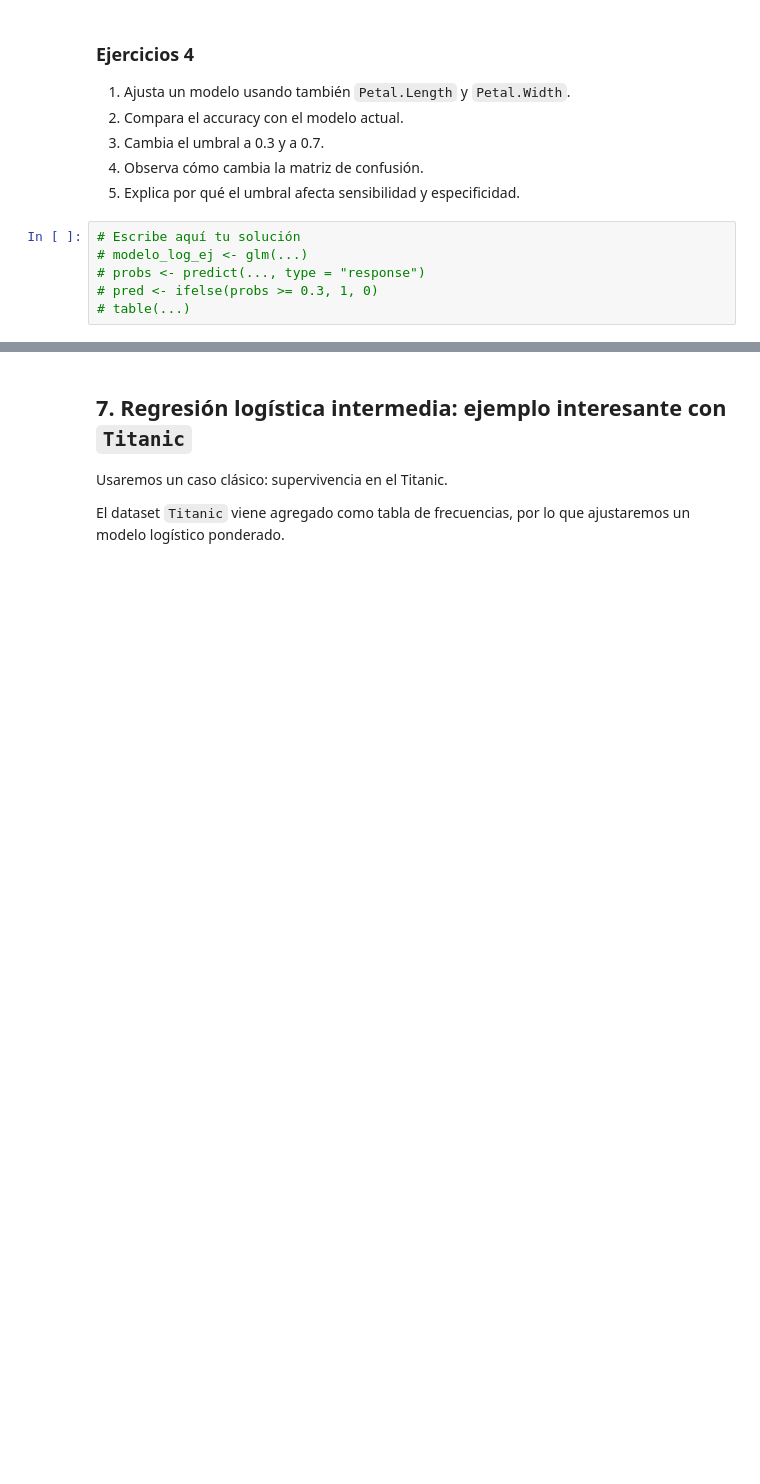
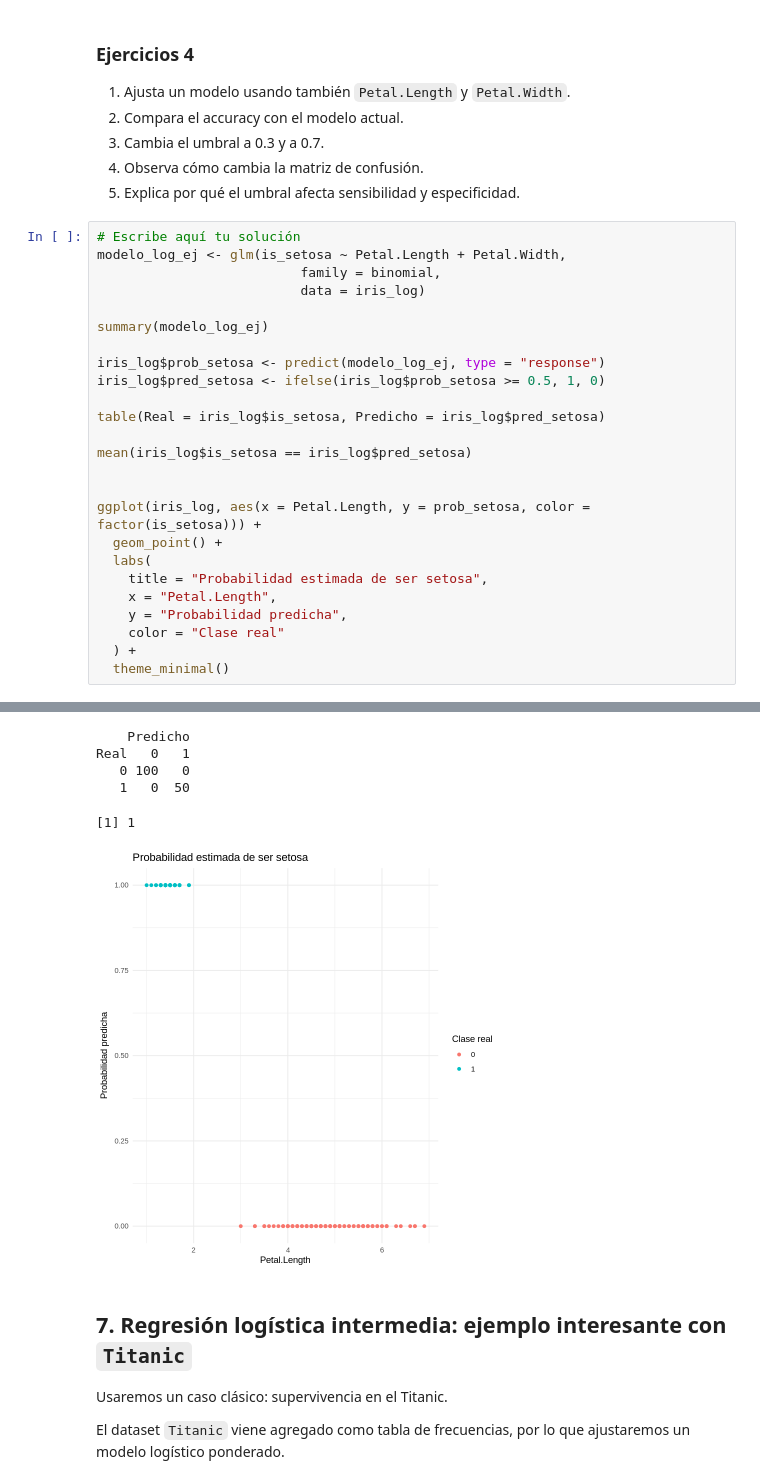
Before and after one commit to juanigr/Estadistica, a Jupyter notebook: code/modelos_lineales_y_regresion_logistica_colab.ipynb, the cells around one changed output, grey strips where cells are left out. Cells and saved outputs as stored; diff of their text form; blank space fills up the shorter version.

```diff
--- a/code/modelos_lineales_y_regresion_logistica_colab.ipynb
+++ b/code/modelos_lineales_y_regresion_logistica_colab.ipynb
@@ -768,9 +768,29 @@ ggplot(iris_log, aes(x = Sepal.Length, y = prob_setosa, color = factor(is_setosa
 3. Cambia el umbral a 0.3 y a 0.7.
 4. Observa cómo cambia la matriz de confusión.
 5. Explica por qué el umbral afecta sensibilidad y especificidad.
-# %%
-# Escribe aquí tu solución
-# modelo_log_ej <- glm(...)
-# probs <- predict(..., type = "response")
-# pred <- ifelse(probs >= 0.3, 1, 0)
-# table(...)
+# %%
+# Escribe aquí tu solución
+modelo_log_ej <- glm(is_setosa ~ Petal.Length + Petal.Width,
+                          family = binomial,
+                          data = iris_log)
+
+summary(modelo_log_ej)
+
+iris_log$prob_setosa <- predict(modelo_log_ej, type = "response")
+iris_log$pred_setosa <- ifelse(iris_log$prob_setosa >= 0.5, 1, 0)
+
+table(Real = iris_log$is_setosa, Predicho = iris_log$pred_setosa)
+
+mean(iris_log$is_setosa == iris_log$pred_setosa)
+
+
+ggplot(iris_log, aes(x = Petal.Length, y = prob_setosa, color = factor(is_setosa))) +
+  geom_point() +
+  labs(
+    title = "Probabilidad estimada de ser setosa",
+    x = "Petal.Length",
+    y = "Probabilidad predicha",
+    color = "Clase real"
+  ) +
+  theme_minimal()
+# %% [output]
@@ -777,3 +818,9 @@ ggplot(iris_log, aes(x = Sepal.Length, y = prob_setosa, color = factor(is_setosa
+    Predicho
+Real   0   1
+   0 100   0
+   1   0  50
+[1] 1
+[figure, added]
 # %% [markdown]
 ## 7. Regresión logística intermedia: ejemplo interesante con `Titanic`
 
```
Also changed, not shown: parts of 6 cells of this notebook.
